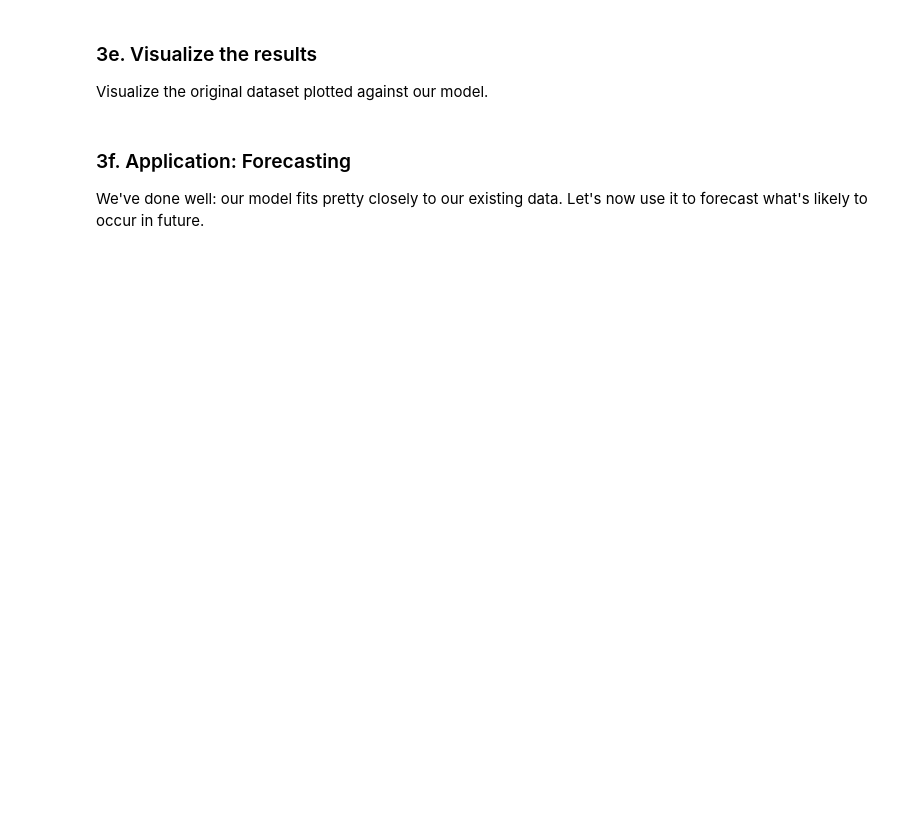
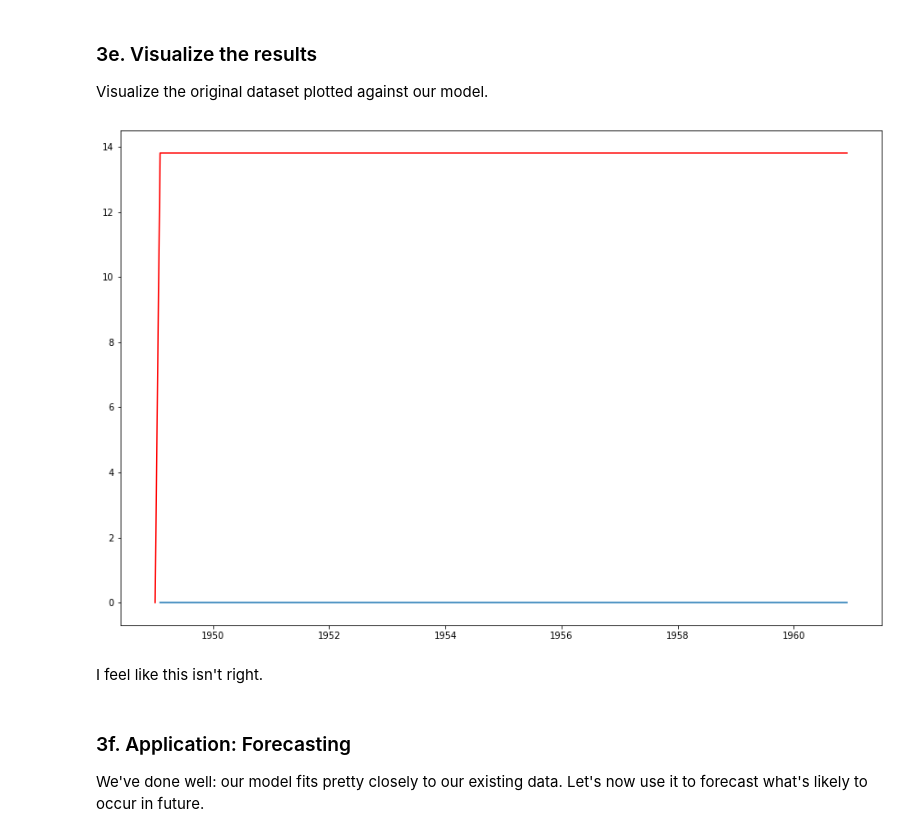
Before and after one commit to GwenToves/SpringBoard, a Jupyter notebook: Time Series Analysis - Case Study/Cowboys&CigrettesCaseStudy/Cowboy Cigarettes Case Study - Tier 3.ipynb, the cells around one changed output. Saved outputs shown, nothing was run; the diff lists cells and outputs as text; code cells hidden in the pictures; blank space fills up the shorter version.

```diff
--- a/Time Series Analysis - Case Study/Cowboys&CigrettesCaseStudy/Cowboy Cigarettes Case Study - Tier 3.ipynb
+++ b/Time Series Analysis - Case Study/Cowboys&CigrettesCaseStudy/Cowboy Cigarettes Case Study - Tier 3.ipynb
@@ -291,2 +422,7 @@ _ _ _
+# %%
+warnings.filterwarnings('default')
+mod = ARIMA(y_log, order=(2, 1, 2))
+mod_fitted = mod.fit()
+results = mod_fitted.forecast(24) # two years in the future
 # %% [markdown]
 We can take a look at a summary of the model this library has built around our data.
@@ -301,3 +457,11 @@ _ _ _
+# %%
+plt.figure(figsize=(15,10))
+plt.plot(y_log.diff())
+plt.plot(mod_fitted.predict(), color = 'red');
+# %% [output]
+[figure, added]
+# %% [markdown]
+I feel like this isn't right.
 # %% [markdown]
 ### 3f. Application: Forecasting
 
```
Also changed, not shown: parts of 31 cells of this notebook.
